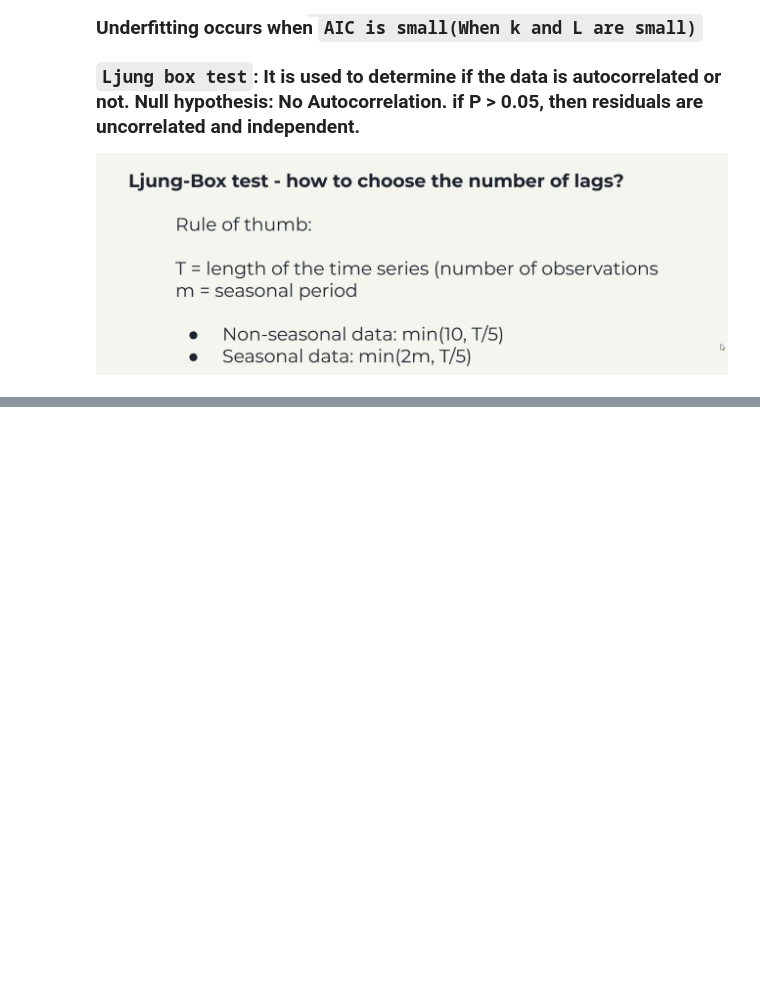
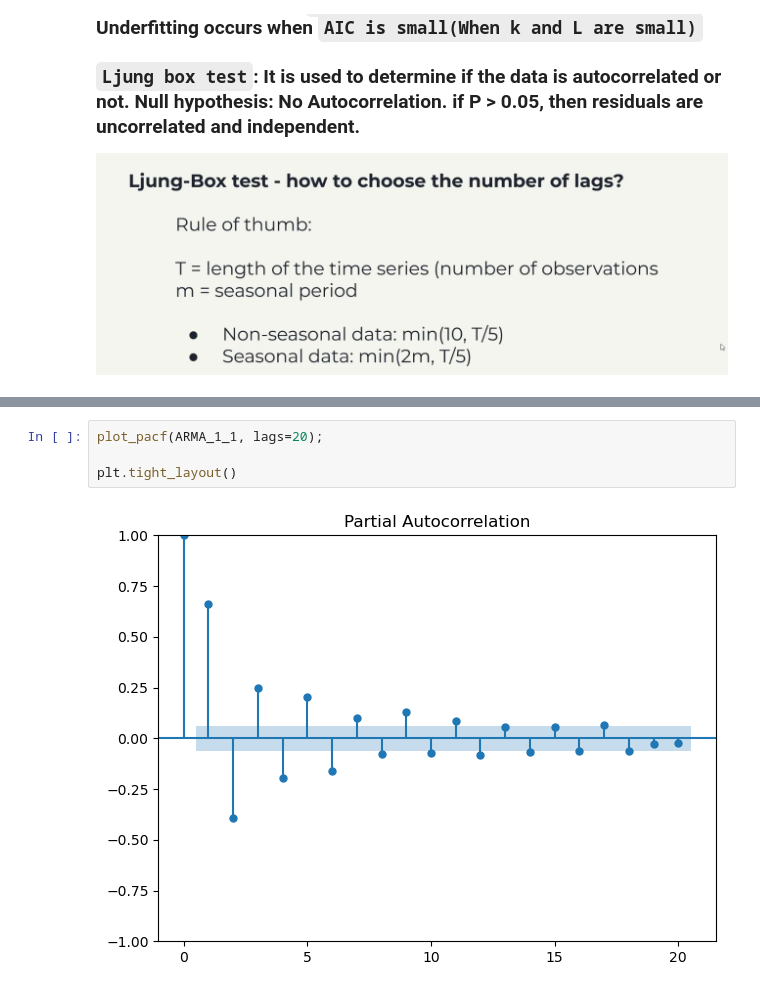
Before and after one commit to tharani001/TimeSeriesForecasting, a Jupyter notebook: ARIMA-forecasting/ARMA-Process.ipynb, the cells around one changed output, grey strips where cells are left out. Drawn from its saved outputs; the diff is of its cells as text; blank space fills up the shorter version.

```diff
--- a/ARIMA-forecasting/ARMA-Process.ipynb
+++ b/ARIMA-forecasting/ARMA-Process.ipynb
@@ -37,0 +76,6 @@
+# %%
+plot_pacf(ARMA_1_1, lags=20);
+
+plt.tight_layout()
+# %% [output]
+[figure, added]
```
Also changed, not shown: parts of 13 cells of this notebook.
